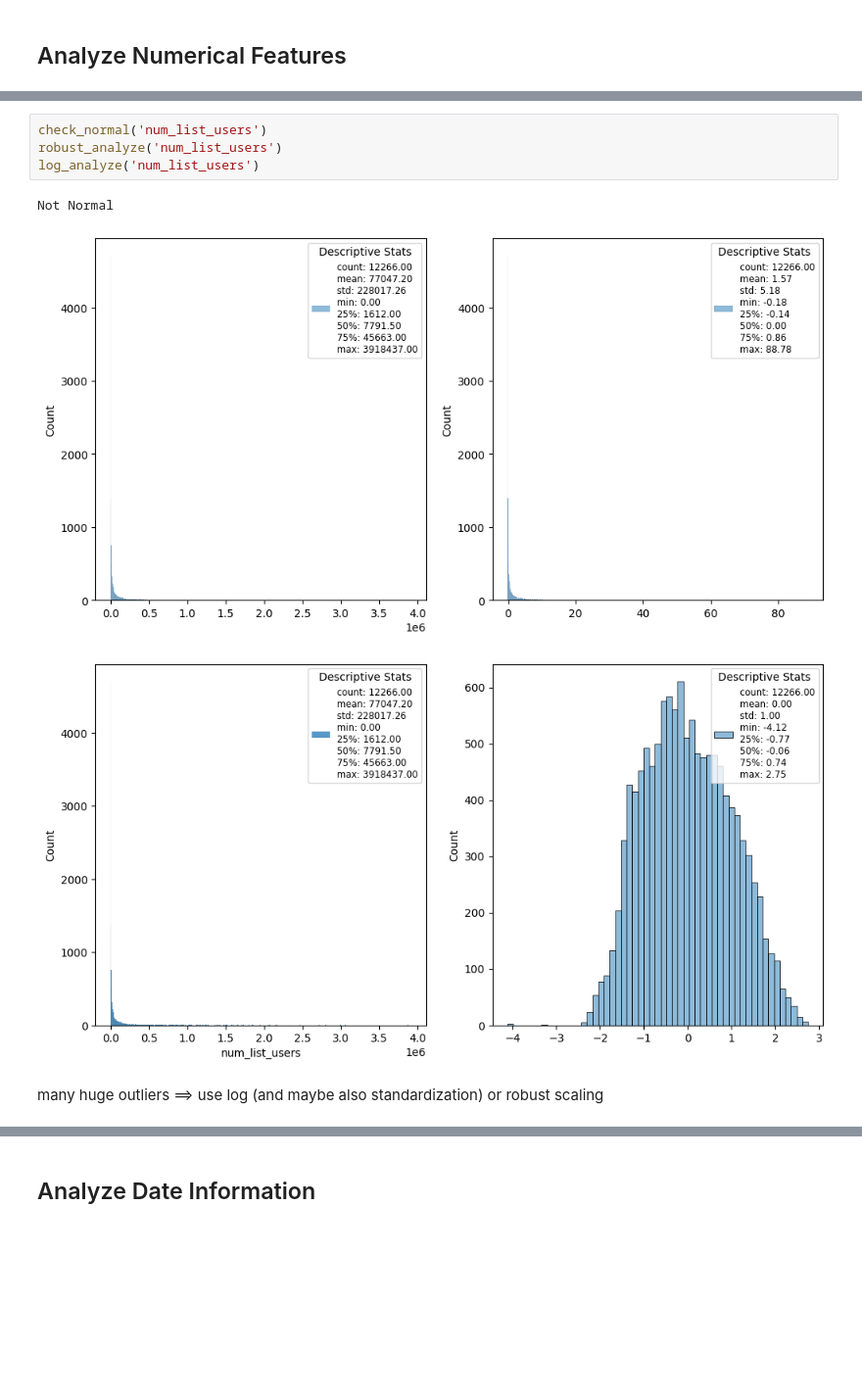
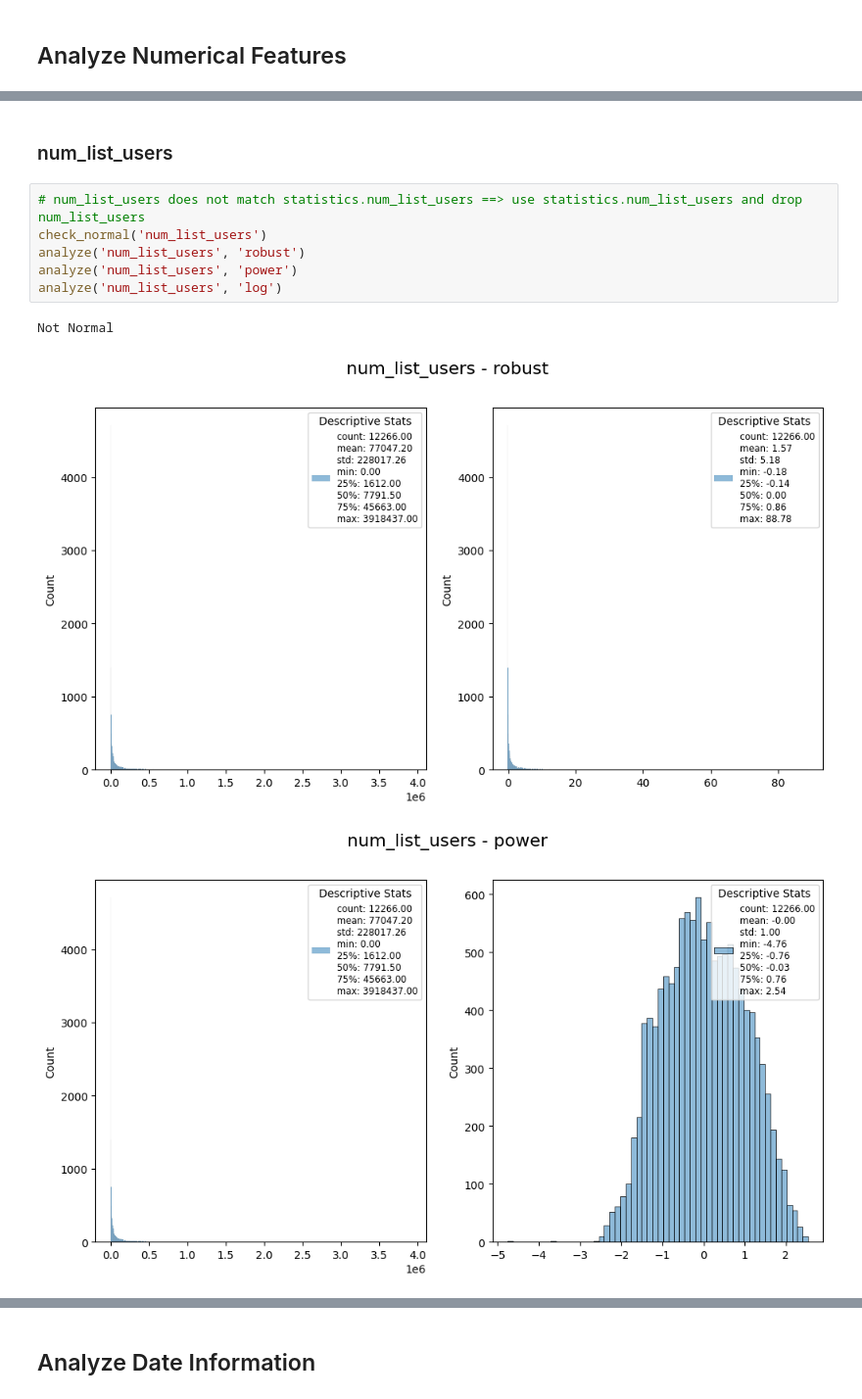
Before and after one commit to oliverharcourt/anime-recommender, a Jupyter notebook: notebooks/analysis/data_analysis.ipynb, the cells around one changed output, grey strips where cells are left out. Shown at 98% size. Cells and saved outputs as stored; diff of their text form; blank space fills up the shorter version.

```diff
--- a/notebooks/analysis/data_analysis.ipynb
+++ b/notebooks/analysis/data_analysis.ipynb
@@ -159,10 +165,12 @@ no huge outliers, looks almost normal ==> use standardization for 'mean' column
-# %%
-check_normal('num_list_users')
-robust_analyze('num_list_users')
-log_analyze('num_list_users')
-# %% [output]
-Not Normal
-[figure, removed]
-[figure, removed]
-# %% [markdown]
-many huge outliers ==> use log (and maybe also standardization) or robust scaling
+# %% [markdown]
+### num_list_users
+# %%
+# num_list_users does not match statistics.num_list_users ==> use statistics.num_list_users and drop num_list_users
+check_normal('num_list_users')
+analyze('num_list_users', 'robust')
+analyze('num_list_users', 'power')
+analyze('num_list_users', 'log')
+# %% [output]
+Not Normal
+[figure, added]
+[figure, added]
```
Also changed, not shown: parts of 35 cells of this notebook.
